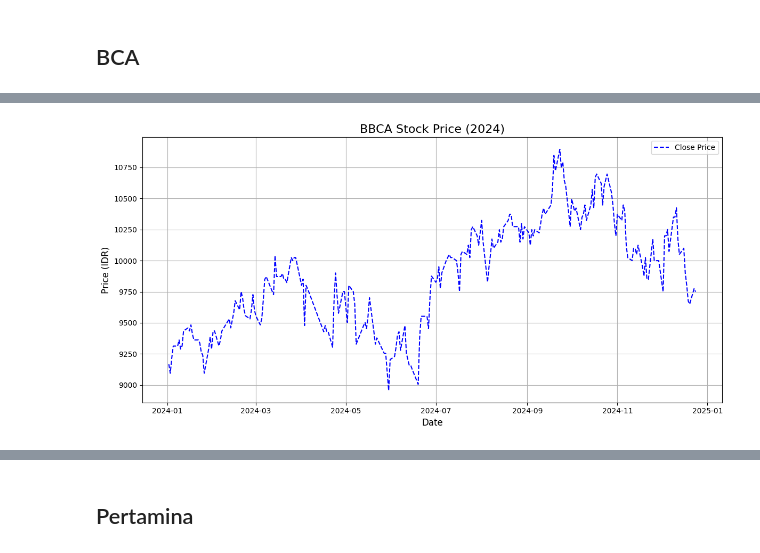
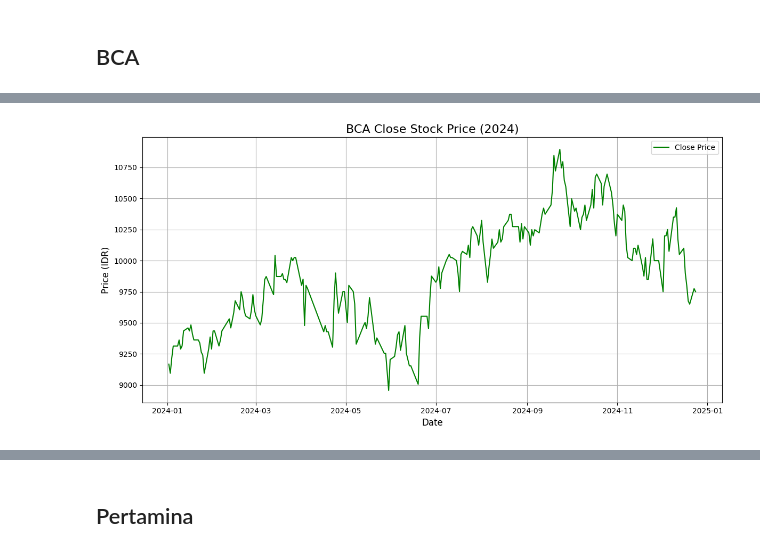
Before and after one commit to agungibr/random-walk-stock-market, a Jupyter notebook: random_walk.ipynb, the cells around one changed output, grey strips where cells are left out. Cells and saved outputs as stored; diff of their text form; code cells hidden in the pictures.

```diff
--- a/random_walk.ipynb
+++ b/random_walk.ipynb
@@ -43,20 +62,16 @@ Date
 [235 rows x 5 columns]
 # %%
 plt.figure(figsize=(12, 6))
-plt.plot(bca.index, bca["Close"], label="Close Price", linestyle="--", color="blue")
-#plt.plot(bca.index, bca["High"], label="High Price", linestyle="--", color="green")
-#plt.plot(bca.index, bca["Low"], label="Low Price", linestyle=":", color="red")
-#plt.plot(bca.index, bca["Open"], label="Open Price", linestyle="-.", color="orange")
-
-plt.title("BBCA Stock Price (2024)", fontsize=16)
+plt.plot(bca.index, bca["Close"], label="Close Price", linestyle="-", color="green")
+plt.title("BCA Close Stock Price (2024)", fontsize=16)
 plt.xlabel("Date", fontsize=12)
 plt.ylabel("Price (IDR)", fontsize=12)
 plt.legend()
 plt.grid()
 plt.tight_layout()
 plt.show()
 # %% [output]
-[figure, old version]
+[figure, new version]
 # %%
 print(bca.describe())
 # %% [output]
```
Also changed, not shown: parts of 47 cells of this notebook.
